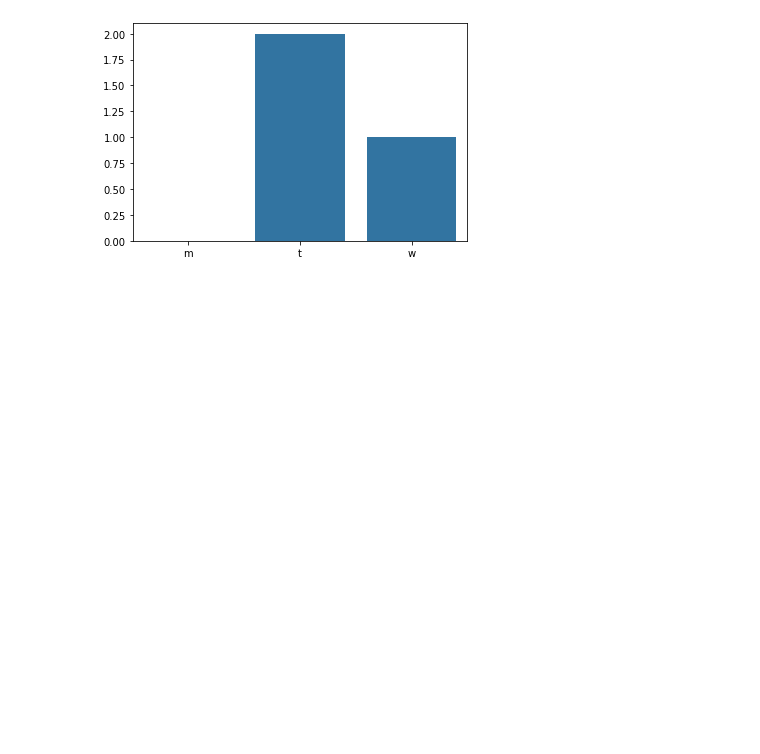
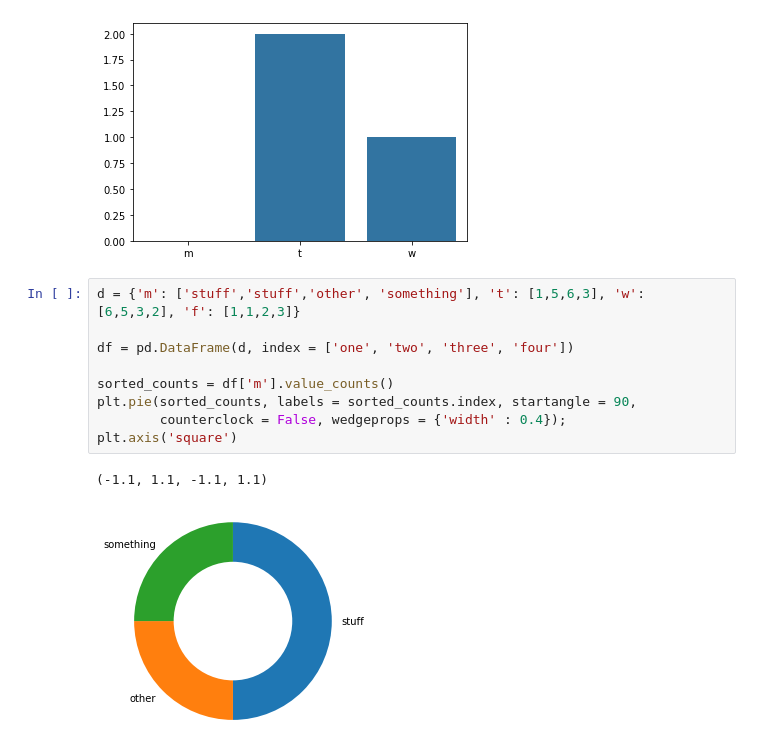
Before and after one commit to BrannanC/notes_practice, a Jupyter notebook: plotting_notes.ipynb, the cells around one changed output. Cells and saved outputs as stored; diff of their text form; blank space fills up the shorter version.

```diff
--- a/plotting_notes.ipynb
+++ b/plotting_notes.ipynb
@@ -43,3 +43,15 @@ na_counts = df.isna().sum()
 sb.barplot(na_counts.index.values, na_counts, color = base_color);
 # %% [output]
 [figure]
+# %%
+d = {'m': ['stuff','stuff','other', 'something'], 't': [1,5,6,3], 'w': [6,5,3,2], 'f': [1,1,2,3]}
+
+df = pd.DataFrame(d, index = ['one', 'two', 'three', 'four'])
+
+sorted_counts = df['m'].value_counts()
+plt.pie(sorted_counts, labels = sorted_counts.index, startangle = 90,
+        counterclock = False, wedgeprops = {'width' : 0.4});
+plt.axis('square')
+# %% [output]
+(-1.1, 1.1, -1.1, 1.1)
+[figure, added]
```
Also changed, not shown: parts of 1 cell of this notebook.
